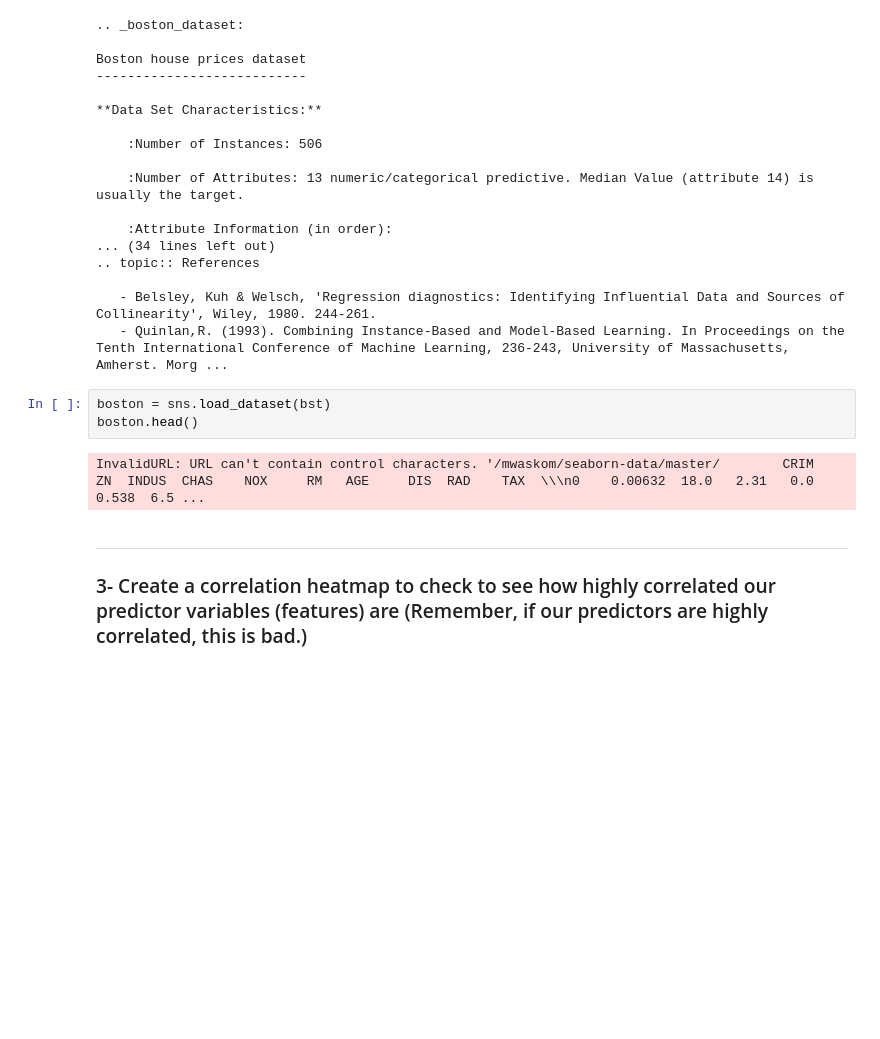
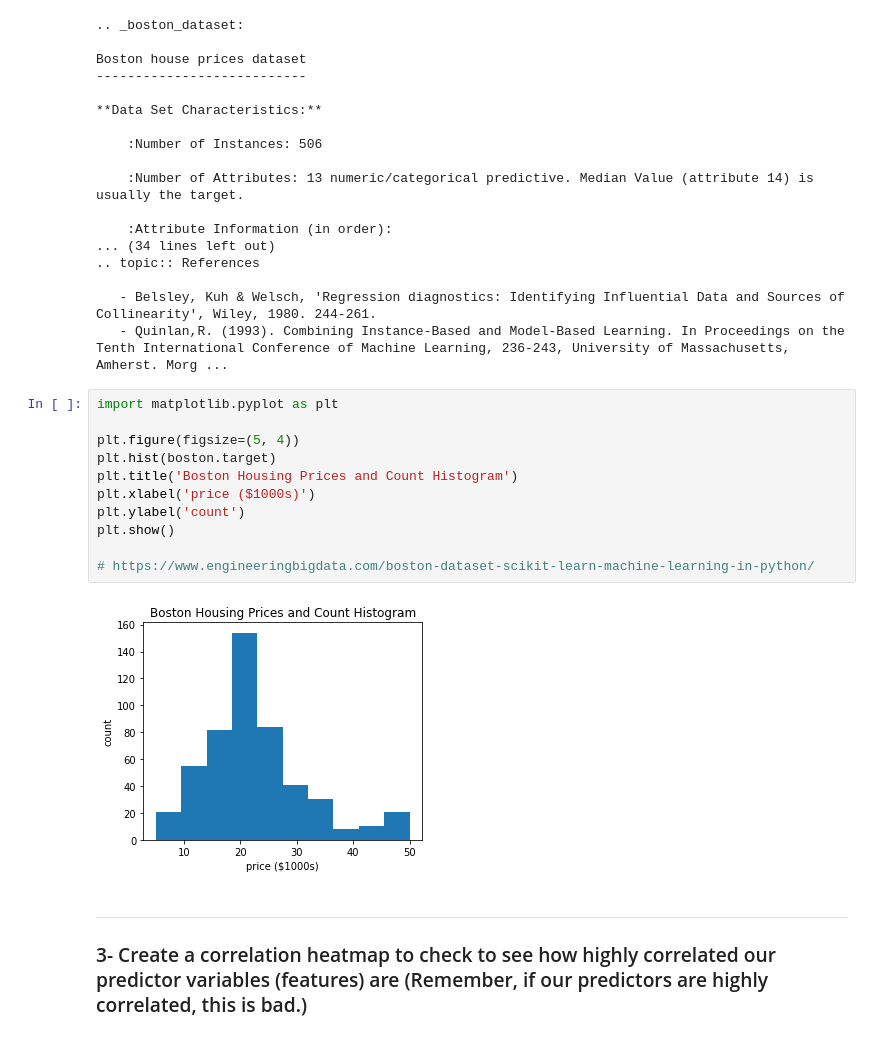
Before and after one commit to MackRoe/DS-LinearRegression, a Jupyter notebook: Linear-Regression-Tutorial.ipynb, the cells around one changed output. Saved outputs shown, nothing was run; the diff lists cells and outputs as text; blank space fills up the shorter version.

```diff
--- a/Linear-Regression-Tutorial.ipynb
+++ b/Linear-Regression-Tutorial.ipynb
@@ -81,11 +81,19 @@ Boston house prices dataset
 
    - Belsley, Kuh & Welsch, 'Regression diagnostics: Identifying Influential Data and Sources of Collinearity', Wiley, 1980. 244-261.
    - Quinlan,R. (1993). Combining Instance-Based and Model-Based Learning. In Proceedings on the Tenth International Conference of Machine Learning, 236-243, University of Massachusetts, Amherst. Morg ...
-# %%
-boston = sns.load_dataset(bst)
-boston.head()
-# %% [output]
-InvalidURL: URL can't contain control characters. '/mwaskom/seaborn-data/master/        CRIM    ZN  INDUS  CHAS    NOX     RM   AGE     DIS  RAD    TAX  \\\n0    0.00632  18.0   2.31   0.0  0.538  6.5 ...
+# %%
+import matplotlib.pyplot as plt
+
+plt.figure(figsize=(5, 4))
+plt.hist(boston.target)
+plt.title('Boston Housing Prices and Count Histogram')
+plt.xlabel('price ($1000s)')
+plt.ylabel('count')
+plt.show()
+
+# https://www.engineeringbigdata.com/boston-dataset-scikit-learn-machine-learning-in-python/
+# %% [output]
+[figure, added]
 # %% [markdown]
 <hr>
 
```
Also changed, not shown: parts of 2 cells of this notebook.
